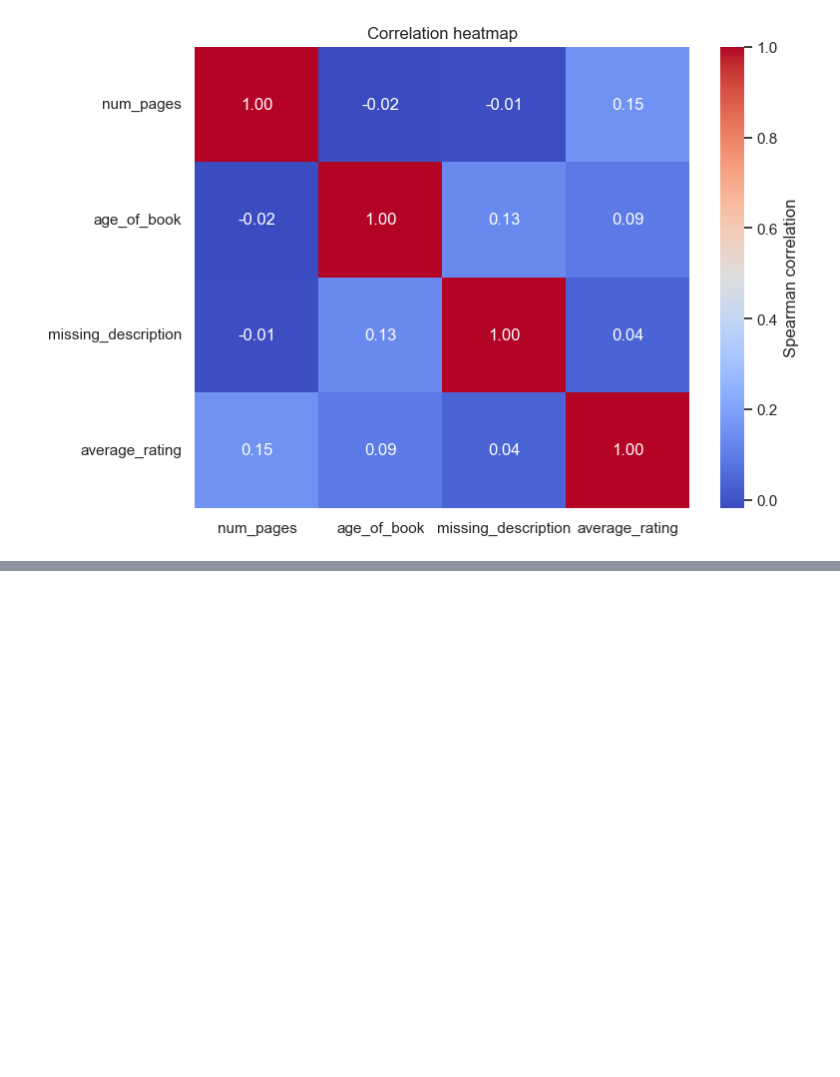
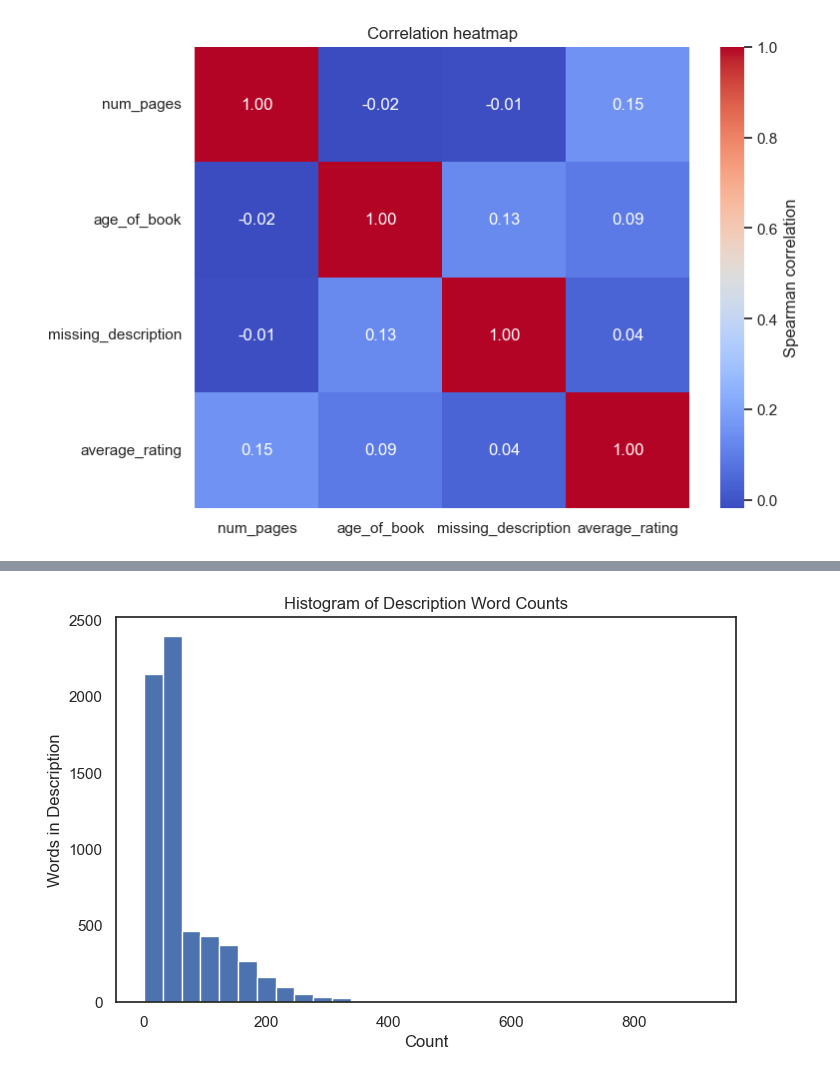
Before and after one commit to EmonKarmaker/Book_reccomender, a Jupyter notebook: data-exploration.ipynb, the cells around one changed output, grey strips where cells are left out. Saved outputs shown, nothing was run; the diff lists cells and outputs as text; code cells hidden in the pictures; blank space fills up the shorter version.

```diff
--- a/data-exploration.ipynb
+++ b/data-exploration.ipynb
@@ -81,0 +141,2 @@ book_missing = books[~(books["description"].isna()) &
+# %%
+book_missing["words_in_descirption"]=book_missing["description"].str.split().str.len()
@@ -81,0 +159,11 @@ book_missing = books[~(books["description"].isna()) &
+# %%
+import matplotlib.pyplot as plt
+
+plt.figure(figsize=(8,5))
+plt.hist(book_missing["words_in_descirption"], bins=30)
+plt.xlabel("Count")
+plt.ylabel("Words in Description")
+plt.title("Histogram of Description Word Counts")
+plt.show()
+# %% [output]
+[figure, added]
```
Also changed, not shown: parts of 6 cells of this notebook.
